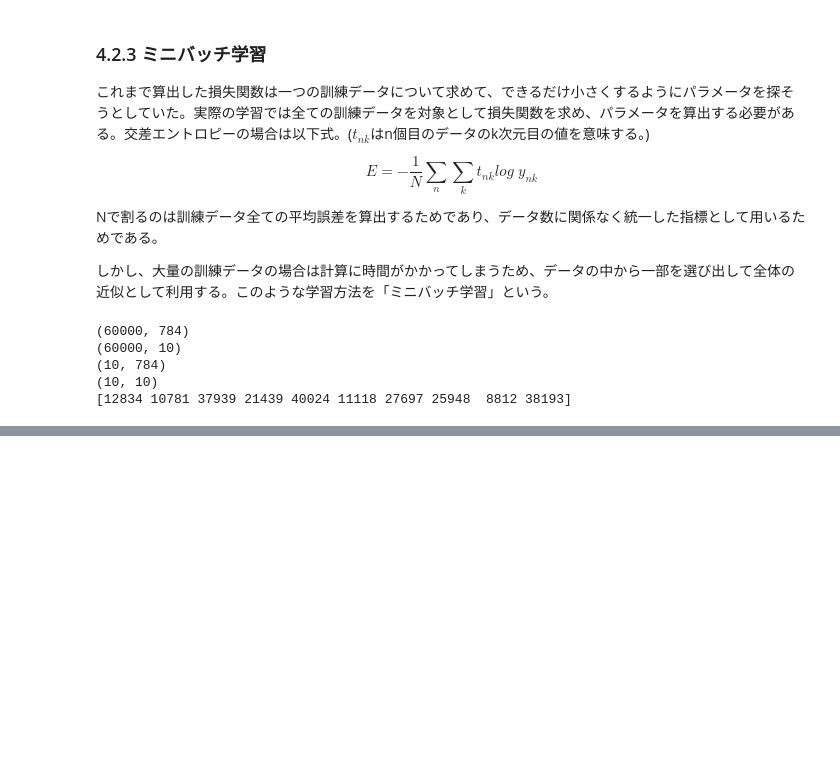
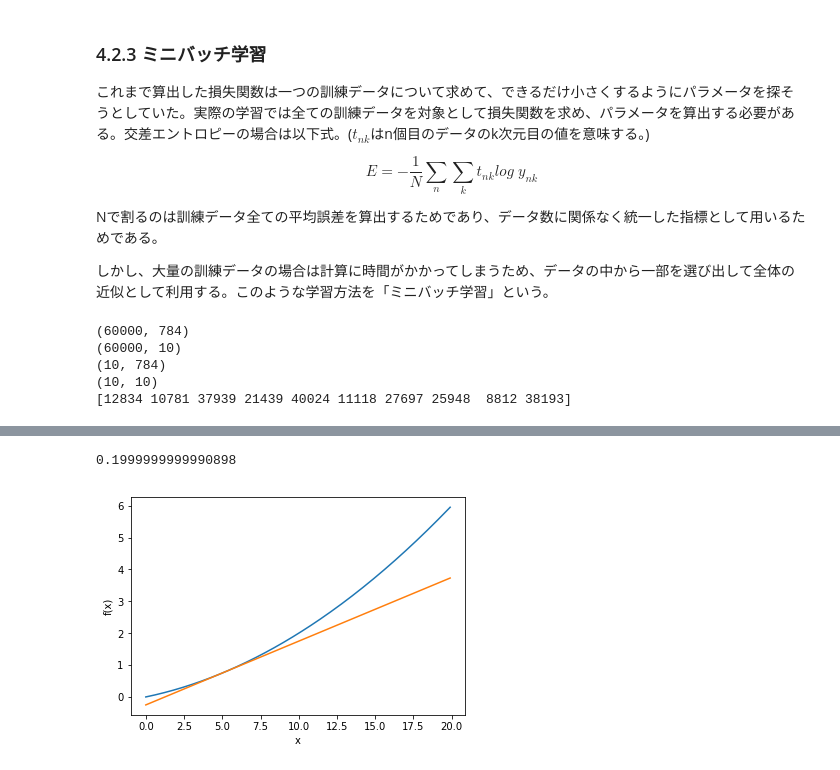
Before and after one commit to kamujun/exercise_of_deep_larning_from_scratch, a Jupyter notebook: notebooks/section4.ipynb, the cells around one changed output, grey strips where cells are left out. Cells and saved outputs as stored; diff of their text form; code cells hidden in the pictures; blank space fills up the shorter version.

```diff
--- a/notebooks/section4.ipynb
+++ b/notebooks/section4.ipynb
@@ -152,0 +213,4 @@ print(batch_mask)
+# %%
+def numerical_diff(f, x):
+    h = 1e-4
+    return (f(x+h) - f(x-h)) / (2*h)
@@ -152,0 +246,23 @@ print(batch_mask)
+# %%
+# 数値微分における傾きの確認
+
+def tangent_line(f, x):
+    d = numerical_diff(f, x)
+    print(d)
+    y = f(x) - d*x
+    return lambda t: d*t + y
+
+x = np.arange(0.0, 20.0, 0.1)
+y = function_1(x)
+plt.xlabel("x")
+plt.ylabel("f(x)")
+
+tf = tangent_line(function_1, 5)
+y2 = tf(x)
+
+plt.plot(x, y)
+plt.plot(x, y2)
+plt.show()
+# %% [output]
+0.1999999999990898
+[figure, added]
```
Also changed, not shown: parts of 10 cells of this notebook.
